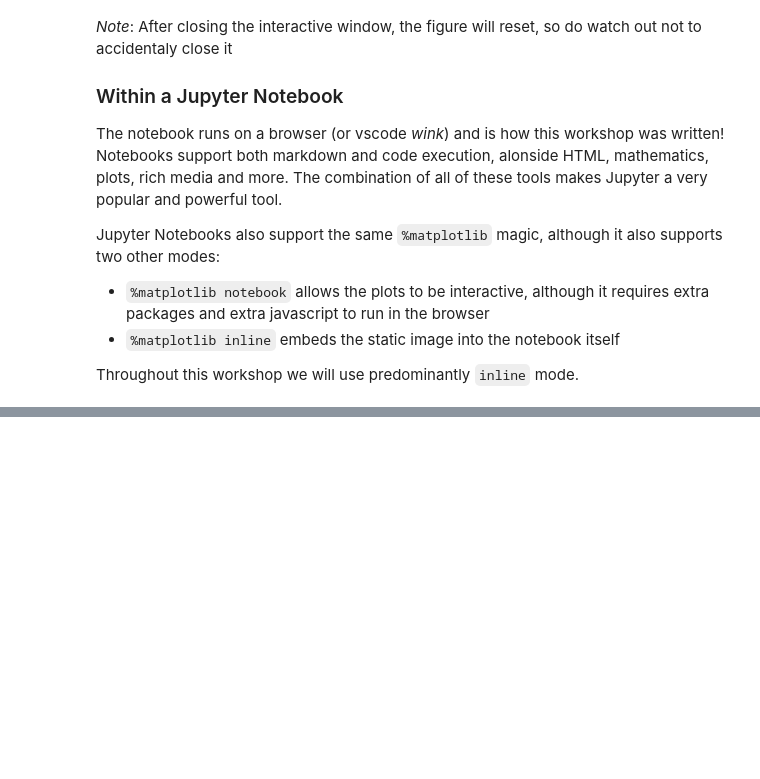
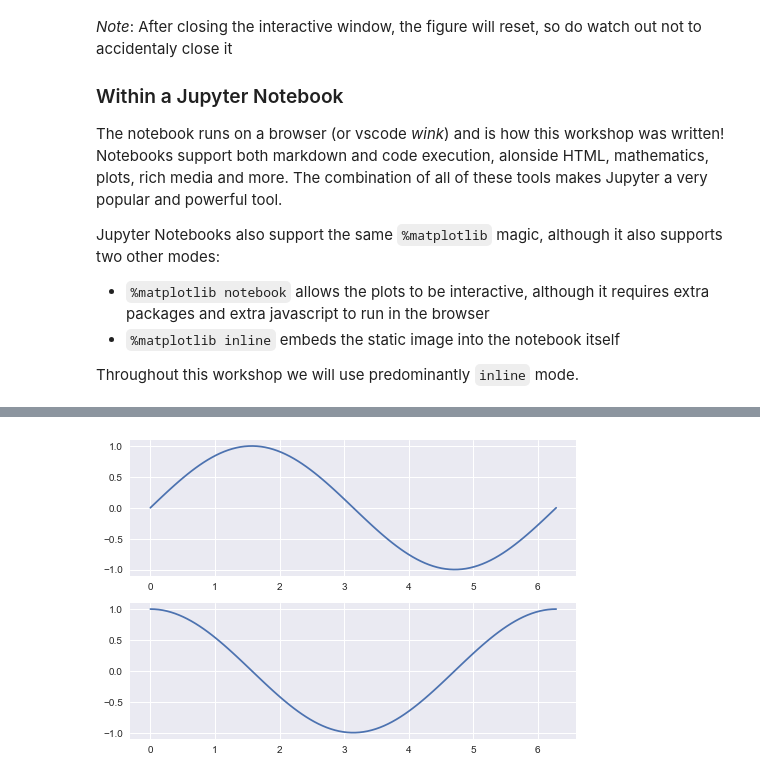
Before and after one commit to tiagodusilva/workshop-python-data-science-tools, a Jupyter notebook: Matplotlib.ipynb, the cells around one changed output, grey strips where cells are left out. Saved outputs shown, nothing was run; the diff lists cells and outputs as text; code cells hidden in the pictures; blank space fills up the shorter version.

```diff
--- a/Matplotlib.ipynb
+++ b/Matplotlib.ipynb
@@ -103,0 +147,10 @@ The declarative nature of this style makes it extremely simple to plots, however
+# %%
+# First create a grid of plots
+# ax will be an array of two Axes objects
+fig, ax = plt.subplots(2)
+
+# Call plot() method on the appropriate object
+ax[0].plot(x, np.sin(x))
+ax[1].plot(x, np.cos(x));
+# %% [output]
+[figure, added]
```
Also changed, not shown: parts of 10 cells of this notebook, 3 other files.
